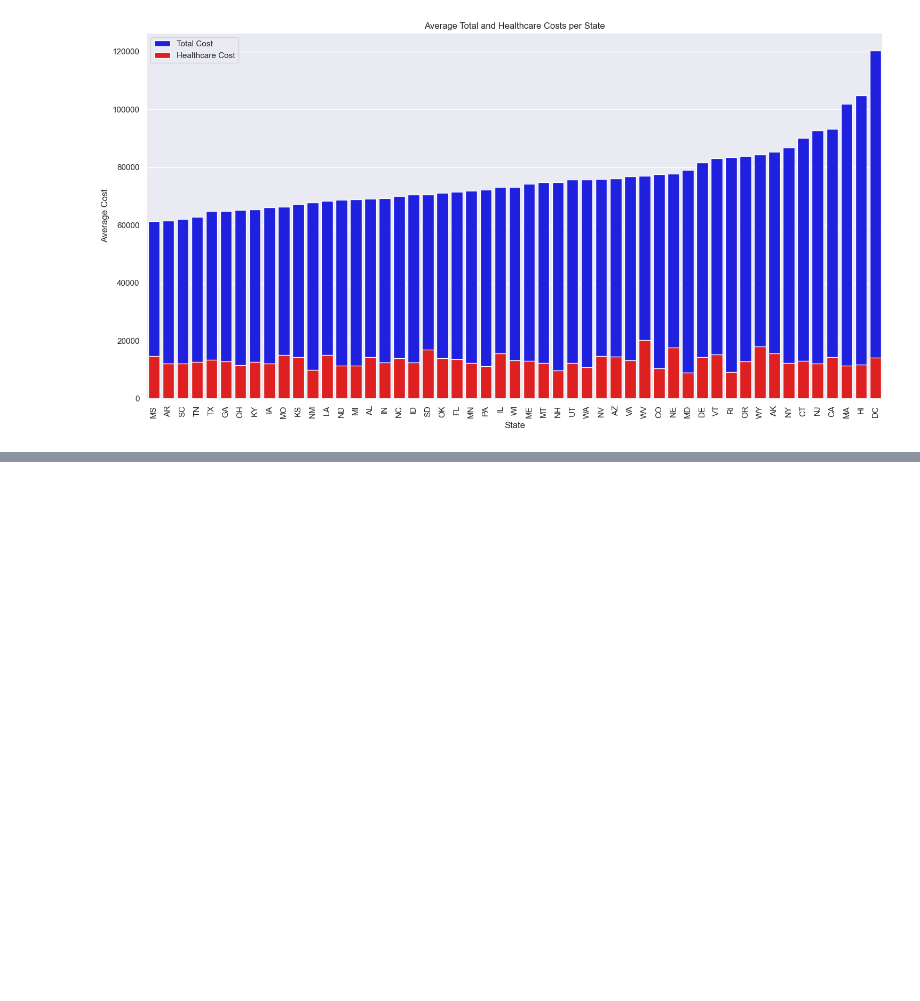
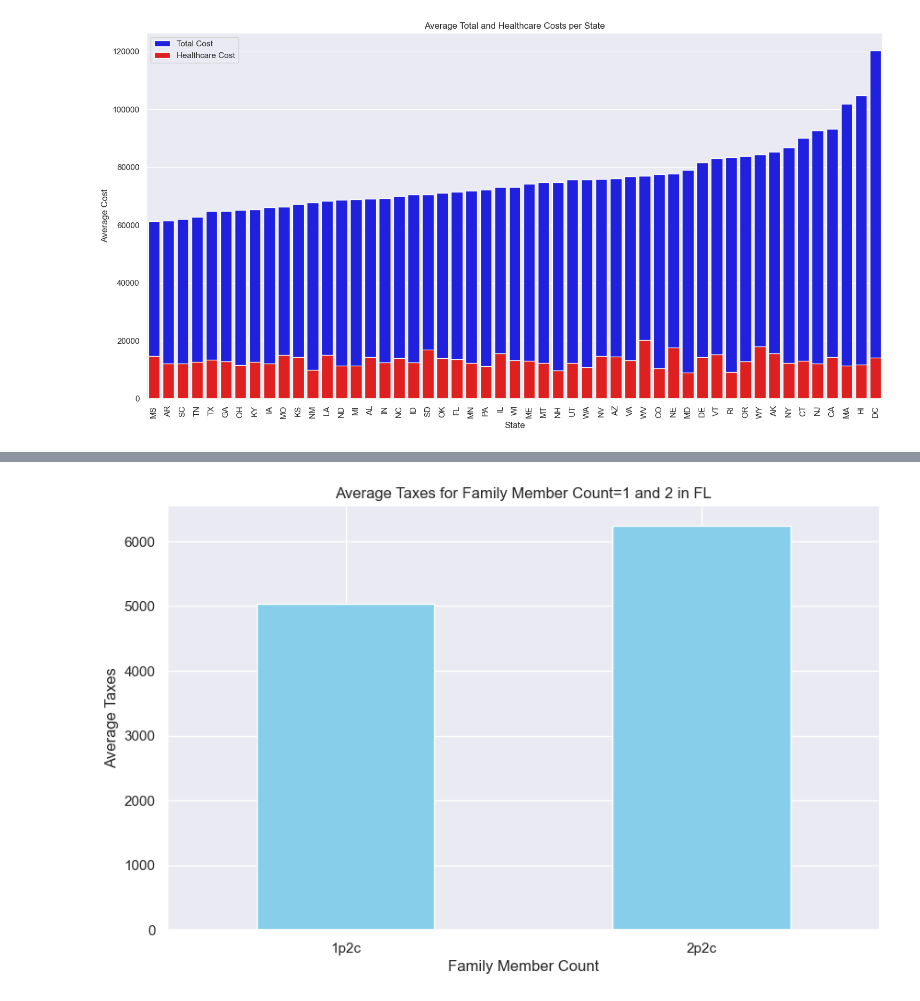
Before and after one commit to MeitavReut/project300, a Jupyter notebook: פרויקט ניתוח נתונים חדש .ipynb, the cells around one changed output, grey strips where cells are left out. Cells and saved outputs as stored; diff of their text form; code cells hidden in the pictures; blank space fills up the shorter version.

```diff
--- a/פרויקט ניתוח נתונים חדש .ipynb
+++ b/פרויקט ניתוח נתונים חדש .ipynb
@@ -675,0 +635,19 @@ plt.show()
+# %%
+import matplotlib.pyplot as plt
+
+# סינון הנתונים
+filtered_data = us_cost_df[(us_cost_df['state'] == 'FL') & (us_cost_df['family_member_count'].isin(['1p2c', '2p2c']))]
+
+# חישוב הממוצעים
+avg_taxes_by_count = filtered_data.groupby('family_member_count')['taxes'].mean()
+
+# יצירת הגרף
+plt.figure(figsize=(10, 6))
+avg_taxes_by_count.plot(kind='bar', color='skyblue')
+plt.xlabel('Family Member Count')
+plt.ylabel('Average Taxes')
+plt.title('Average Taxes for Family Member Count=1 and 2 in FL')
+plt.xticks(rotation=0)
+plt.show()
+# %% [output]
+[figure, added]
```
Also changed, not shown: parts of 15 cells of this notebook.
